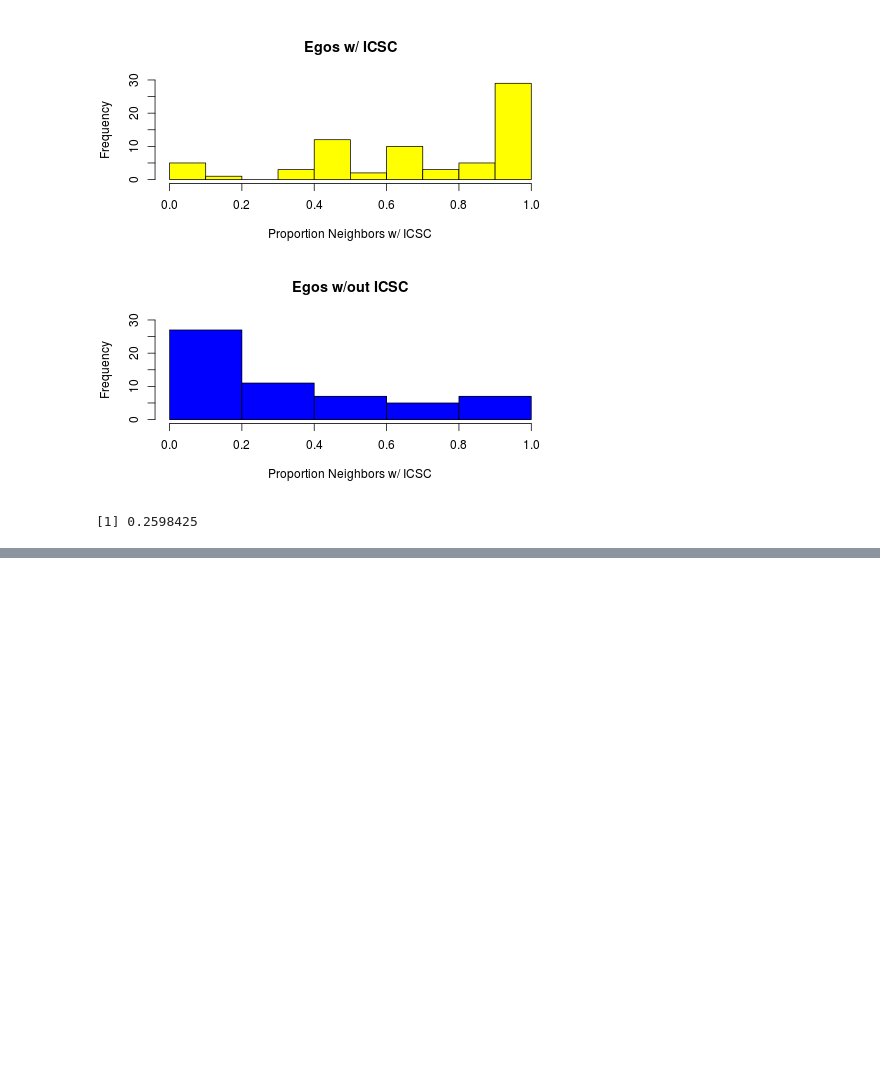
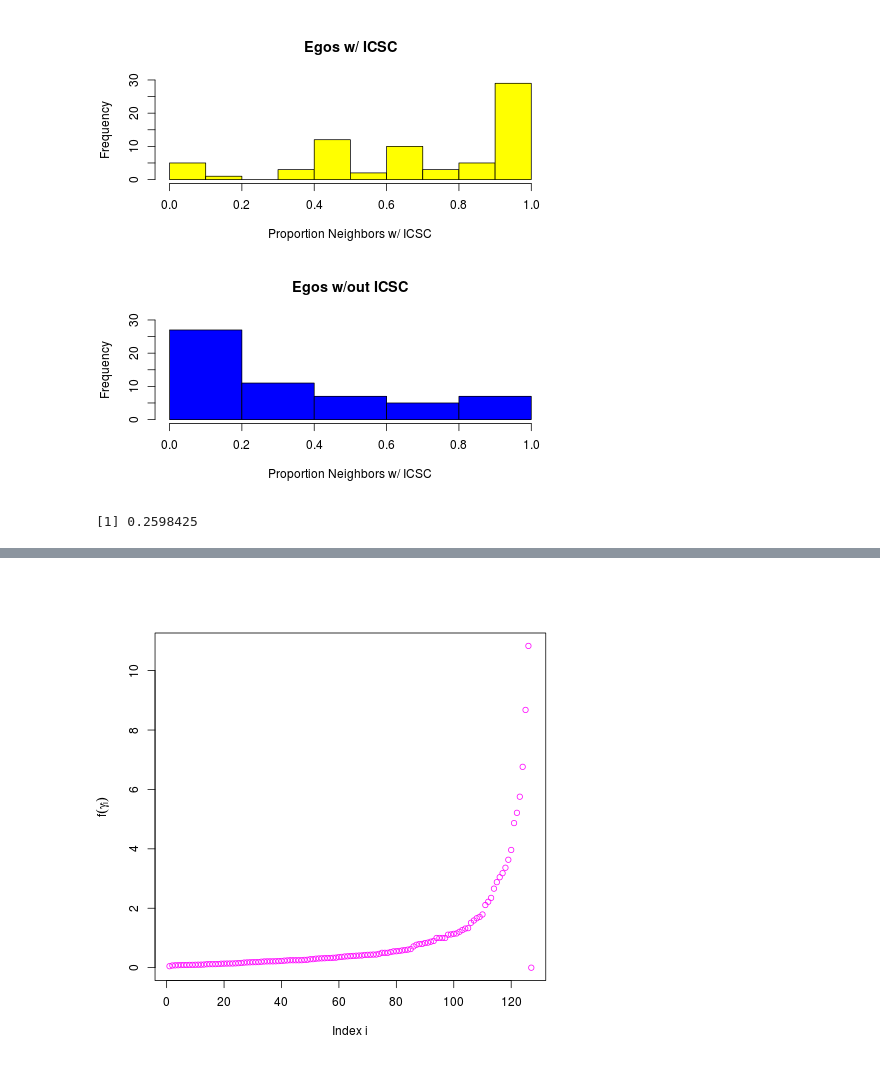
Before and after one commit to anhnguyendepocen/visual, a Jupyter notebook: part3/B_Network/ch08/08_Modeling_and_Predction_for_Processes_on_Network_Graphs.ipynb, the cells around one changed output, grey strips where cells are left out. Saved outputs shown, nothing was run; the diff lists cells and outputs as text; code cells hidden in the pictures; blank space fills up the shorter version.

```diff
--- a/part3/B_Network/ch08/08_Modeling_and_Predction_for_Processes_on_Network_Graphs.ipynb
+++ b/part3/B_Network/ch08/08_Modeling_and_Predction_for_Processes_on_Network_Graphs.ipynb
@@ -98,0 +179,12 @@ ERROR: Error in as.vector(x): 객체 'icst.ida'를 찾을 수 없습니다
+# %%
+e.L <- eigen(L)
+# %%
+nv <- vcount(ppi.CC.gc)
+# %%
+e.vals <- e.L$values[1:(nv-1)]
+# %%
+f.e.vals <- c((e.vals)^(-1), 0)
+# %%
+plot(f.e.vals, col="magenta", xlim=c(1, nv), xlab=c("Index i"), ylab=expression(f(gamma[i])))
+# %% [output]
+[figure, added]
```
Also changed, not shown: parts of 70 cells of this notebook, 1 other file.
